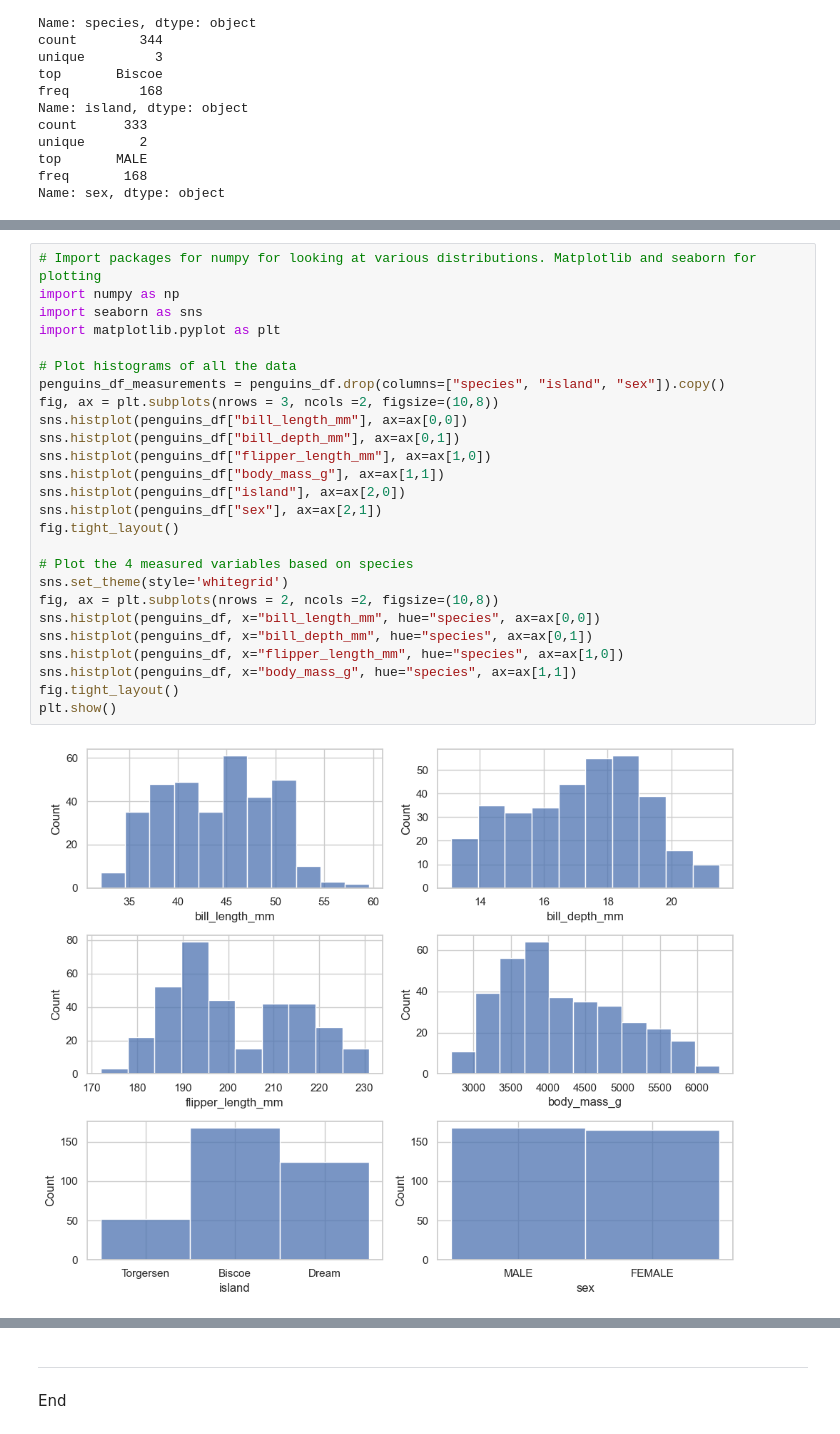
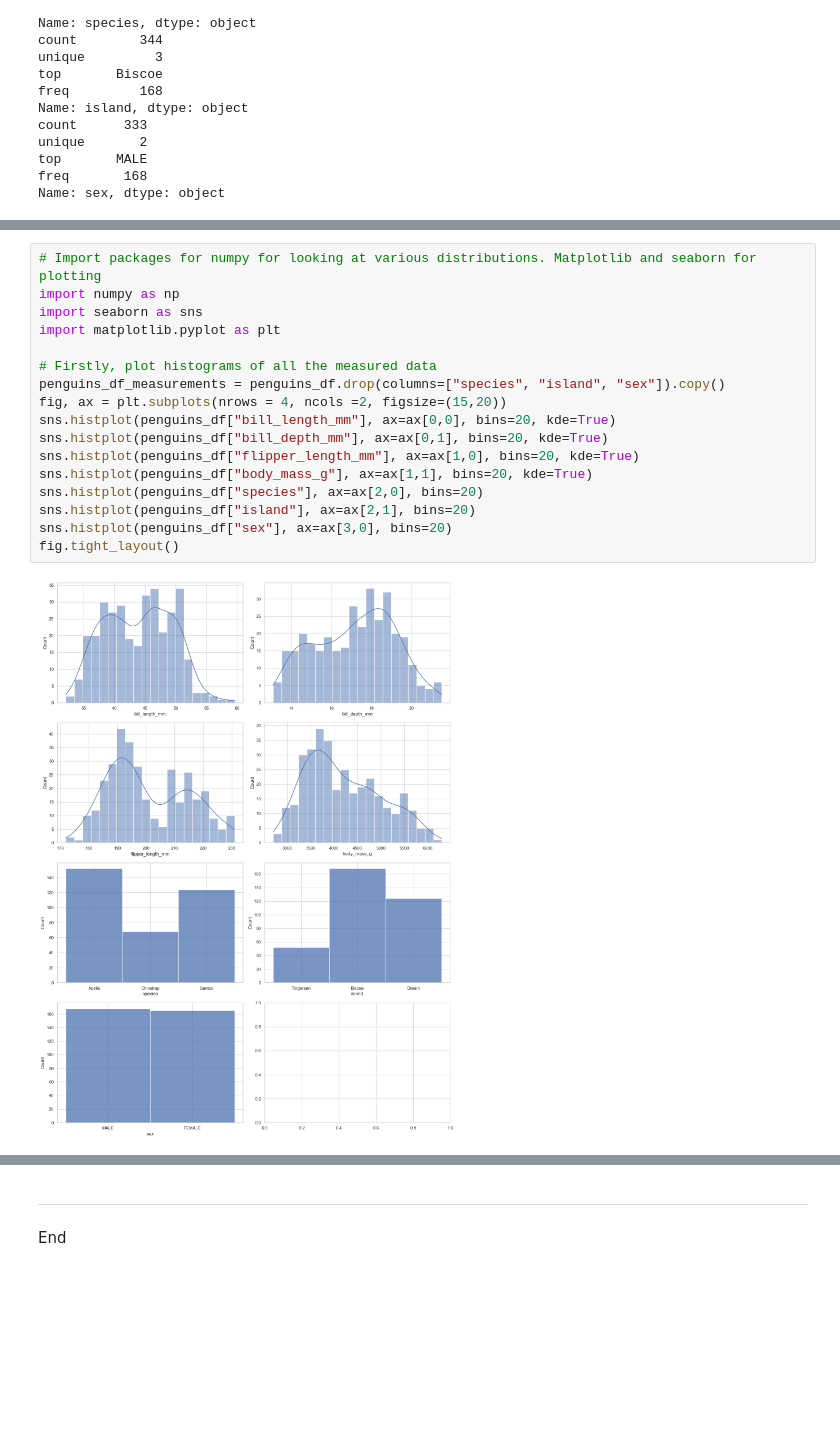
Before and after one commit to Eilis9/Fund_DA, a Jupyter notebook: tasks.ipynb, the cells around one changed output, grey strips where cells are left out. Cells and saved outputs as stored; diff of their text form; blank space fills up the shorter version.

```diff
--- a/tasks.ipynb
+++ b/tasks.ipynb
@@ -227,28 +232,19 @@ Resources:
 # %%
 # Import packages for numpy for looking at various distributions. Matplotlib and seaborn for plotting
 import numpy as np
 import seaborn as sns
 import matplotlib.pyplot as plt
 
-# Plot histograms of all the data
+# Firstly, plot histograms of all the measured data
 penguins_df_measurements = penguins_df.drop(columns=["species", "island", "sex"]).copy()
-fig, ax = plt.subplots(nrows = 3, ncols =2, figsize=(10,8))
-sns.histplot(penguins_df["bill_length_mm"], ax=ax[0,0])
-sns.histplot(penguins_df["bill_depth_mm"], ax=ax[0,1])
-sns.histplot(penguins_df["flipper_length_mm"], ax=ax[1,0])
-sns.histplot(penguins_df["body_mass_g"], ax=ax[1,1])
-sns.histplot(penguins_df["island"], ax=ax[2,0])
-sns.histplot(penguins_df["sex"], ax=ax[2,1])
+fig, ax = plt.subplots(nrows = 4, ncols =2, figsize=(15,20))
+sns.histplot(penguins_df["bill_length_mm"], ax=ax[0,0], bins=20, kde=True)
+sns.histplot(penguins_df["bill_depth_mm"], ax=ax[0,1], bins=20, kde=True)
+sns.histplot(penguins_df["flipper_length_mm"], ax=ax[1,0], bins=20, kde=True)
+sns.histplot(penguins_df["body_mass_g"], ax=ax[1,1], bins=20, kde=True)
+sns.histplot(penguins_df["species"], ax=ax[2,0], bins=20)
+sns.histplot(penguins_df["island"], ax=ax[2,1], bins=20)
+sns.histplot(penguins_df["sex"], ax=ax[3,0], bins=20)
 fig.tight_layout()
-
-# Plot the 4 measured variables based on species
-sns.set_theme(style='whitegrid')
-fig, ax = plt.subplots(nrows = 2, ncols =2, figsize=(10,8))
-sns.histplot(penguins_df, x="bill_length_mm", hue="species", ax=ax[0,0])
-sns.histplot(penguins_df, x="bill_depth_mm", hue="species", ax=ax[0,1])
-sns.histplot(penguins_df, x="flipper_length_mm", hue="species", ax=ax[1,0])
-sns.histplot(penguins_df, x="body_mass_g", hue="species", ax=ax[1,1])
-fig.tight_layout()
-plt.show()
 # %% [output]
-[figure, old version]
+[figure, new version]
```
Also changed, not shown: parts of 17 cells of this notebook.
